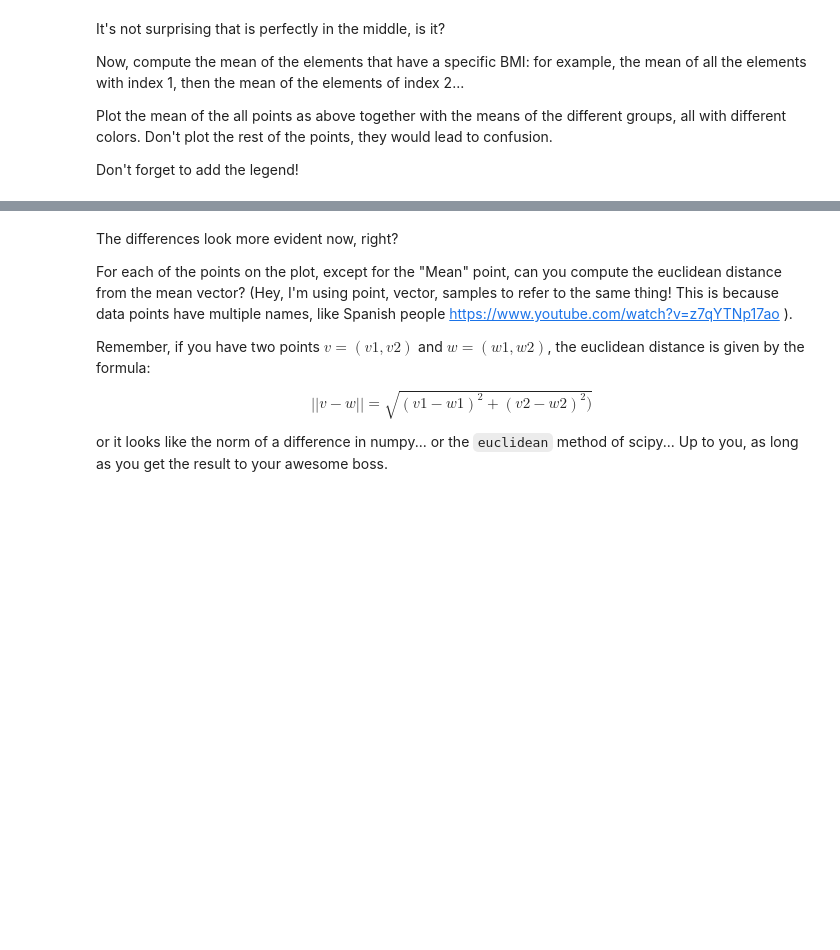
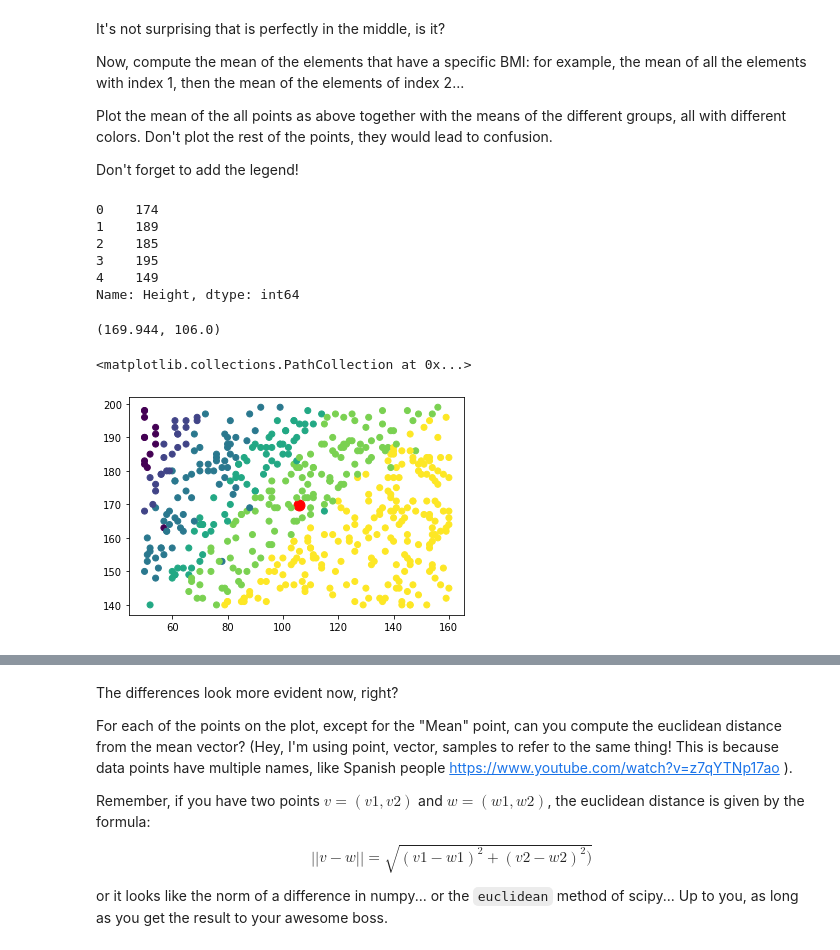
Before and after one commit to Jeko-Mus/Strive-Nutrition, a Jupyter notebook: Friday Week 1 Math Challenge .ipynb, the cells around one changed output, grey strips where cells are left out. Drawn from its saved outputs; the diff is of its cells as text; code cells hidden in the pictures; blank space fills up the shorter version.

```diff
--- a/Friday Week 1 Math Challenge .ipynb
+++ b/Friday Week 1 Math Challenge .ipynb
@@ -181,3 +181,32 @@ Now, compute the mean of the elements that have a specific BMI: for example, the
 Plot the mean of the all points as above together with the means of the different groups, all with different colors. Don't plot the rest of the points, they would lead to confusion.
 
 Don't forget to add the legend!
+# %%
+df.Height.head()
+# %% [output]
+0    174
+1    189
+2    185
+3    195
+4    149
+Name: Height, dtype: int64
+# %%
+# mean with for loop
+
+def average(data):
+    n = len(data)
+    sum = 0
+    for i in data:
+        sum = sum + i
+        mean = sum / n
+    return mean
+
+average(df.Height), average(df.Weight)
+# %% [output]
+(169.944, 106.0)
+# %%
+plt.scatter(df.Weight.mean(), df.Height.mean(), c='red', s = 120)
+plt.scatter(df.Weight, df.Height, c=df.Index)
+# %% [output]
+<matplotlib.collections.PathCollection at 0x...>
+[figure, added]
```
Also changed, not shown: parts of 1 cell of this notebook.
